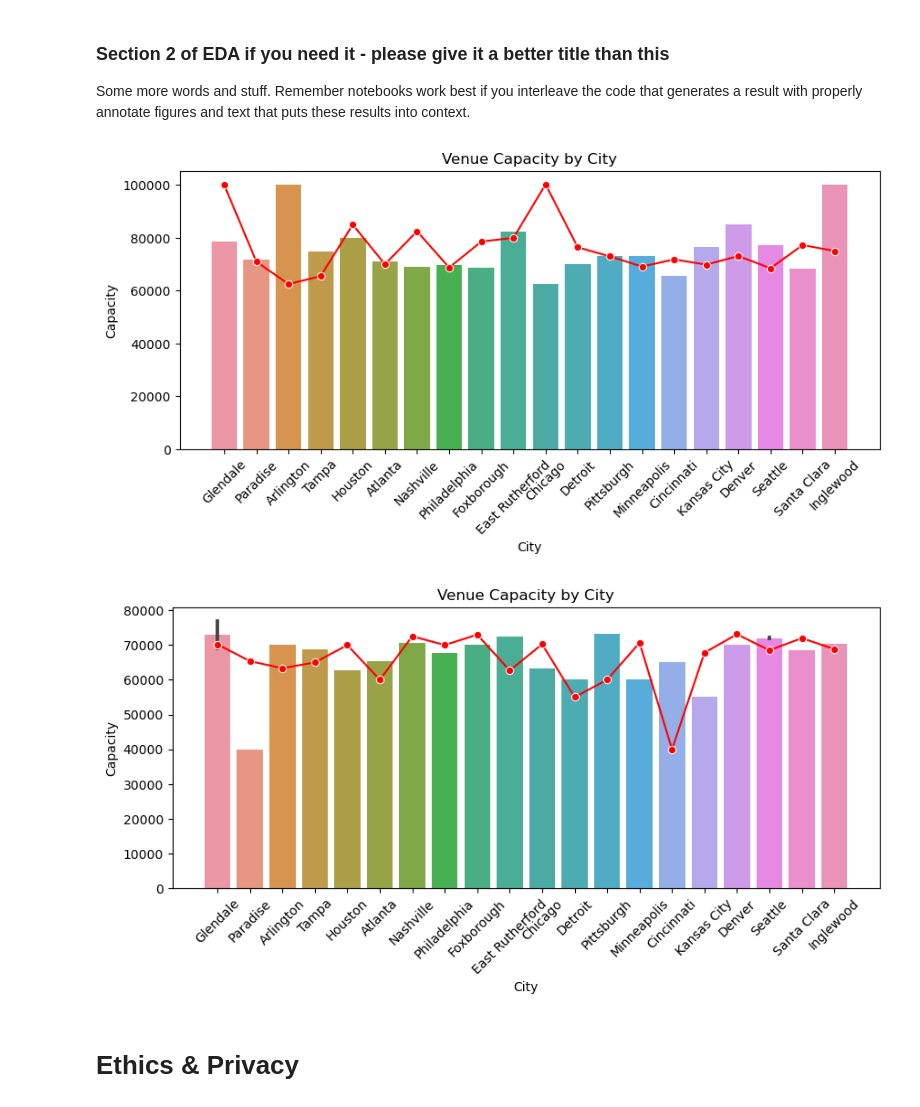
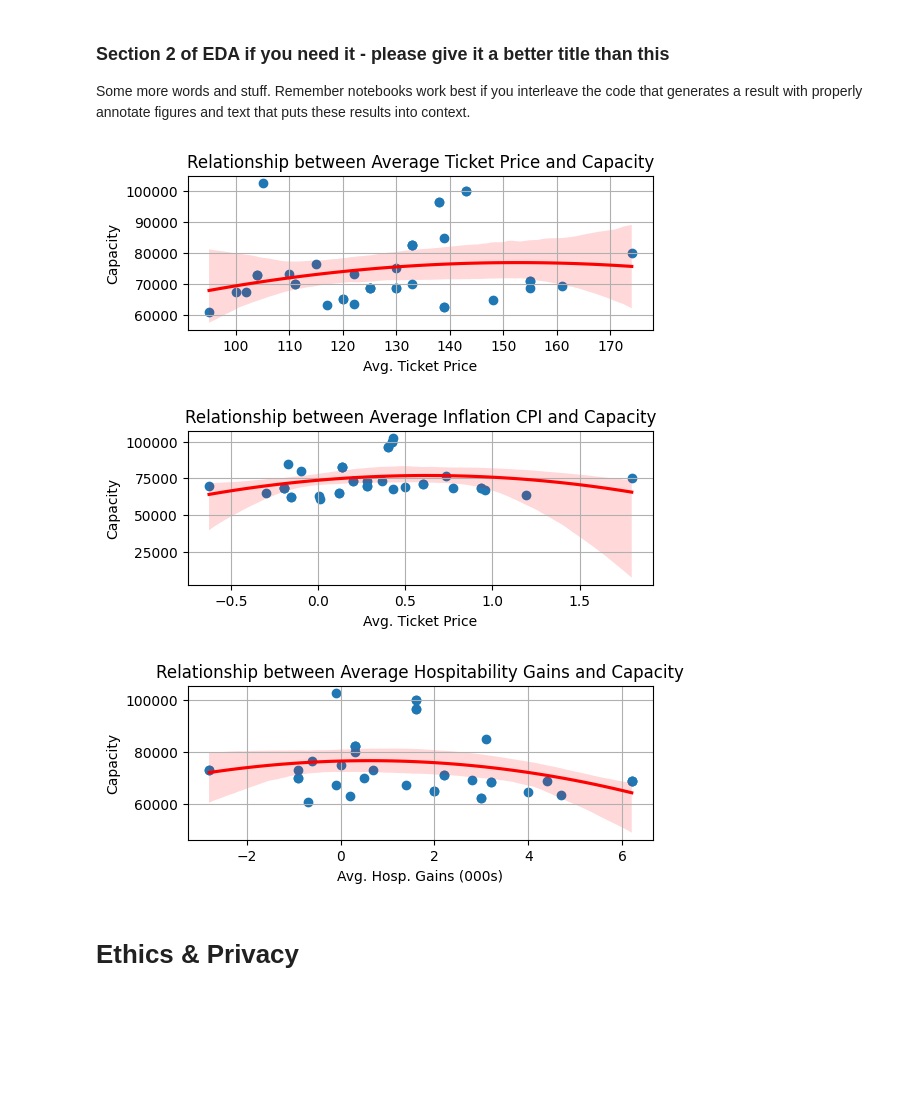
Before and after one commit to AnikAlam/AnikAlam_COGS108_EDA, a Jupyter notebook: EDACheckpoint_group065.ipynb, the cells around one changed output. Cells and saved outputs as stored; diff of their text form; code cells hidden in the pictures; blank space fills up the shorter version.

```diff
--- a/EDACheckpoint_group065.ipynb
+++ b/EDACheckpoint_group065.ipynb
@@ -343,32 +366,40 @@ plt.show()
 ### Section 2 of EDA if you need it  - please give it a better title than this
 
 Some more words and stuff.  Remember notebooks work best if you interleave the code that generates a result with properly annotate figures and text that puts these results into context.
-# %%
-## YOUR CODE HERE
-## FEEL FREE TO ADD MULTIPLE CELLS PER SECTION
-mean_capacity = eras_df.groupby('City')['Capacity'].mean().reset_index()
-mean_attendance = eras_df.groupby('City')['Attendance'].mean().reset_index()
-
-plt.figure(figsize=(10, 4))
-sns.barplot(data= eras_df, x="City", y="Capacity")
-sns.lineplot(data=mean_capacity, x='City', y='Capacity', marker='o', color='red')
-plt.title("Venue Capacity by City")
-plt.xlabel("City")
-plt.xticks(rotation=45)
-plt.ylabel("Capacity")
-plt.show()
-
-plt.figure(figsize=(10, 4))
-sns.barplot(data= eras_df, x="City", y="Attendance")
-sns.lineplot(data=mean_attendance, x='City', y='Attendance', marker='o', color='red')
-plt.title("Venue Capacity by City")
-plt.xlabel("City")
-plt.xticks(rotation=45)
-plt.ylabel("Capacity")
-plt.show()
-# %% [output]
-[figure, removed]
-[figure, removed]
+# %%
+## YOUR CODE HERE
+## FEEL FREE TO ADD MULTIPLE CELLS PER SECTION
+
+plt.figure(figsize=(6, 2))
+plt.scatter(x=reputation_df["Avg. Ticket Price"], y=reputation_df["Capacity"])
+sns.regplot(data=reputation_df, x="Avg. Ticket Price", y="Capacity", scatter=False, order=2, color='red')
+plt.title("Relationship between Average Ticket Price and Capacity")
+plt.xlabel("Avg. Ticket Price")
+plt.ylabel("Capacity")
+plt.grid(True)  # Add grid lines for better visualization
+plt.show()
+
+plt.figure(figsize=(6, 2))
+plt.scatter(x=reputation_df["Avg. Inflation CPI (%)"], y=reputation_df["Capacity"])
+sns.regplot(data=reputation_df, x="Avg. Inflation CPI (%)", y="Capacity", scatter=False, order=2, color='red')
+plt.title("Relationship between Average Inflation CPI and Capacity")
+plt.xlabel("Avg. Ticket Price")
+plt.ylabel("Capacity")
+plt.grid(True)  # Add grid lines for better visualization
+plt.show()
+
+plt.figure(figsize=(6, 2))
+plt.scatter(x=reputation_df["Avg. Hosp. Gains (000s)"], y=reputation_df["Capacity"])
+sns.regplot(data=reputation_df, x="Avg. Hosp. Gains (000s)", y="Capacity", scatter=False, order=2, color='red')
+plt.title("Relationship between Average Hospitability Gains and Capacity")
+plt.xlabel("Avg. Hosp. Gains (000s)")
+plt.ylabel("Capacity")
+plt.grid(True)  # Add grid lines for better visualization
+plt.show()
+# %% [output]
+[figure, added]
+[figure, added]
+[figure, added]
 # %% [markdown]
 # Ethics & Privacy
 # %% [markdown]
```
Also changed, not shown: parts of 1 cell of this notebook.
